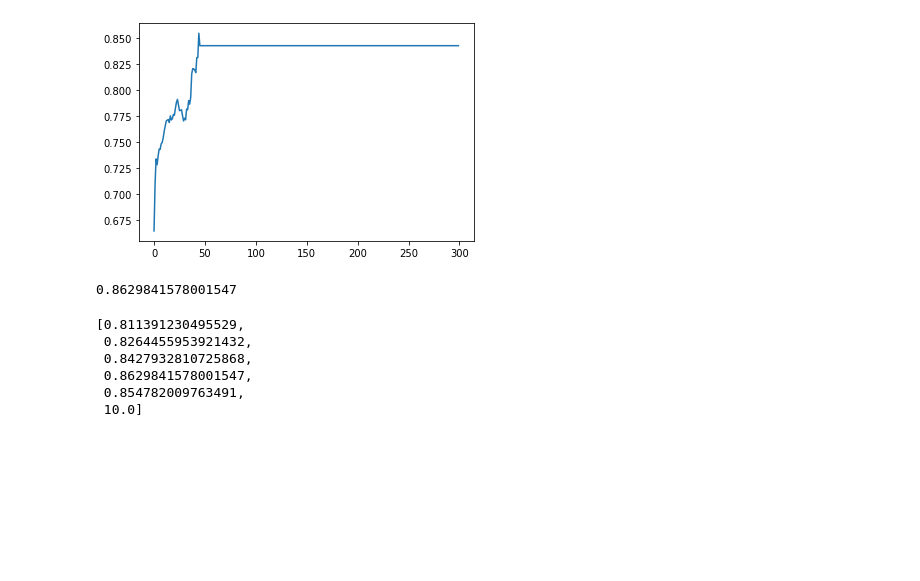
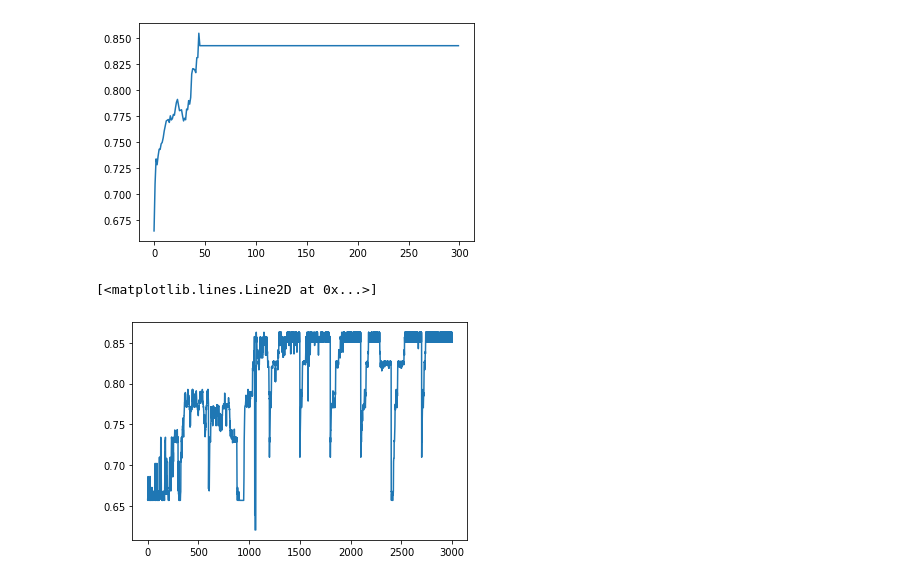
Before and after one commit to y2236li/Kiwi-Reasearch, a Jupyter notebook: 1D_Climber_Post_Trained.ipynb, the cells around one changed output. Saved outputs shown, nothing was run; the diff lists cells and outputs as text; code cells hidden in the pictures; blank space fills up the shorter version.

Commit message:
Trained the model on different testing data but failed

```diff
--- a/1D_Climber_Post_Trained.ipynb
+++ b/1D_Climber_Post_Trained.ipynb
@@ -161,7 +194,7 @@ print(np.argmax(accuracy_list))
 ## Game Initialization
 # %%
 mem_size = one_game_steps * 4
-batch_size = one_game_steps * 3
+batch_size = int(one_game_steps /64) * 64
 assert batch_size <= mem_size
 random_walk_period = batch_size
 
@@ -202,6 +303,8 @@ WARNING:tensorflow:From /usr/local/lib/python3.6/dist-packages/keras/optimizers.
 # %% [markdown]
 ## Main
 # %%
+%%time
+
 mem_ctr = 0
 state_mem = {}
 onehot_action_mem = {}
@@ -214,13 +317,17 @@ reward_his = []
 n_games = 10
 gamma = 0.5
 
+epsilon = 0.1
+epsilon_dec = 0.8
+
 for _ in tqdm(range(n_games)):
-  cur_state = init_state
-  cur_nor_state = init_nor_state
+  # cur_state = init_state
+  # cur_nor_state = init_nor_state
   for step_ctr in range(one_game_steps):
 
   # predict action
-    if mem_ctr < random_walk_period:
+    epsilon *= epsilon_dec
+    if mem_ctr < random_walk_period or np.random.uniform() <= epsilon:
       action = np.random.choice(step_options)
     else:
       # once random walk were done, the state in memory will be normalized
@@ -232,18 +339,26 @@ for _ in tqdm(range(n_games)):
       batch_actions = np.array(list(onehot_action_mem.values()))[indices]
       batch_rewards = np.array(list(reward_mem.values()))[indices]
 
-      q_matrix = q_model.predict(batch_states)
-      q_next = q_model.predict(batch_next_states)
 
-      actions_indices = np.dot(batch_actions, np.arange(len(step_options), dtype=np.int64))
-      batch_indices = np.arange(batch_size, dtype=np.int64)
+      # batch_states = batch_states.astype(tf.int64)
+      batch_states_tf = tf.convert_to_tensor(batch_states, dtype=tf.float32)
+      batch_states_tf =  tf.cast(batch_states_tf, tf.float32)
+      print("HERE!", batch_states_tf)
+      # q_matrix =
+      q_model.predict(batch_states_tf)
+      print("HERE22!")
+      # batch_next_states = batch_next_states.astype(np.int64)
+      # q_next = q_model.predict(batch_next_states)
 
-      q_matrix[batch_indices, actions_indices] = batch_rewards + gamma*np.max(q_next, axis=1)
+      # actions_indices = np.dot(batch_actions, np.arange(len(step_options), dtype=np.int64))
+      # batch_indices = np.arange(batch_size, dtype=np.int64)
 
+      # q_matrix[batch_indices, actions_indices] = batch_rewards + gamma*np.max(q_next, axis=1)
 
-      q_model.fit(batch_states, q_matrix, verbose=0, epochs = 1)
+      # # q_matrix = q_matrix.astype(np.int64)
+      # q_model.fit(batch_states, q_matrix, verbose=0, epochs = 1)
 
-      action = step_options[np.argmax(q_model.predict(cur_nor_state.reshape(1, 6)))]
+      # action = step_options[np.argmax(q_model.predict(cur_nor_state.reshape(1, 6)))]
 
     next_state, reward = step(cur_state, action)
     next_nor_state = scaler_state.transform([next_state])[0]
@@ -294,16 +408,8 @@ plt.plot(prediction)
 # %% [output]
 [<matplotlib.lines.Line2D at 0x...>]
 [figure]
-# %%
-max(accuracy_list)
-# %% [output]
-0.8629841578001547
-# %%
-cur_state
-# %% [output]
-[0.811391230495529,
- 0.8264455953921432,
- 0.8427932810725868,
- 0.8629841578001547,
- 0.854782009763491,
- 10.0]
+# %%
+plt.plot(reward_his) #mem_size = 1200, batch_size = 900 gamma = 0.5 with proper nomalization func trial 2
+# %% [output]
+[<matplotlib.lines.Line2D at 0x...>]
+[figure, added]
```
Also changed, not shown: parts of 42 cells of this notebook.
